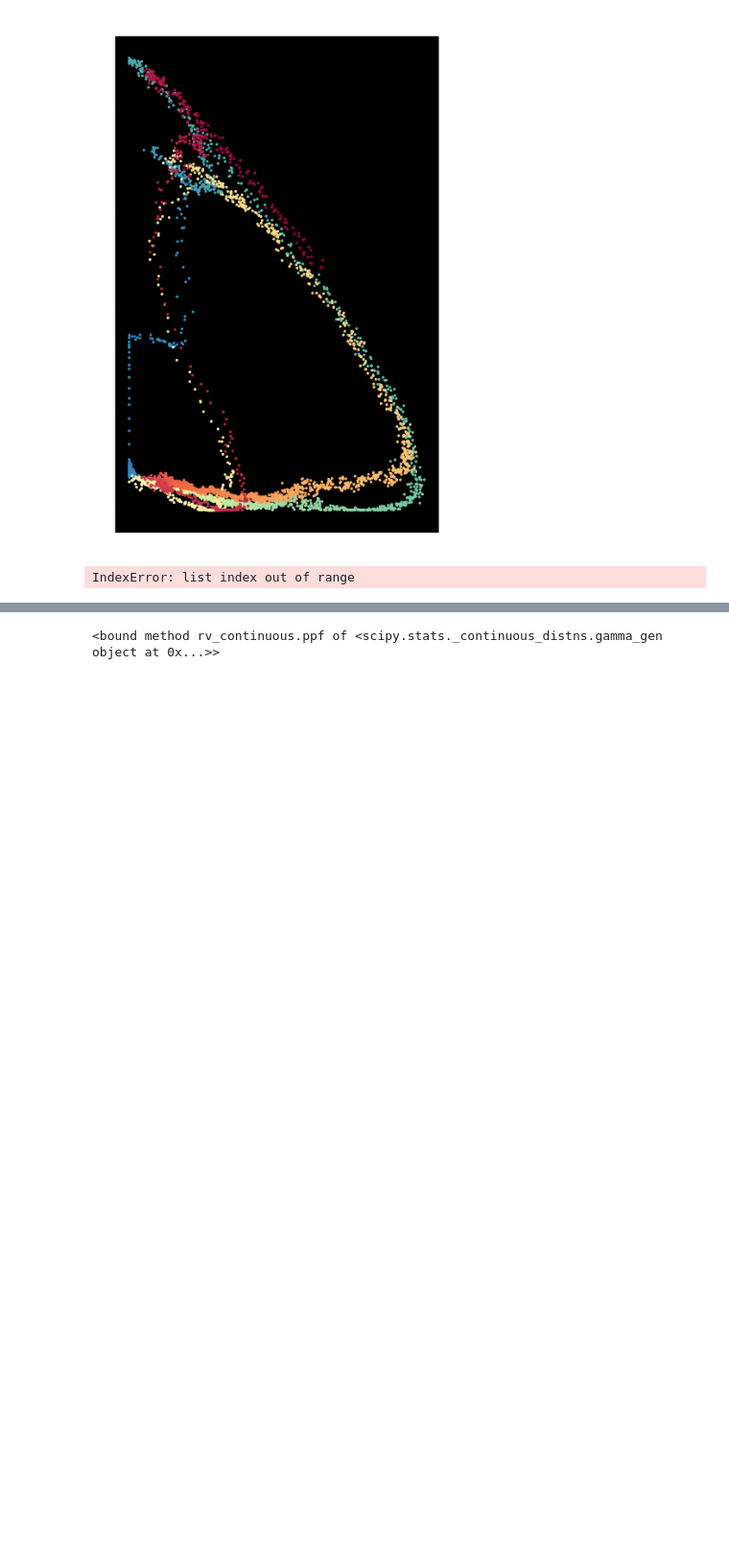
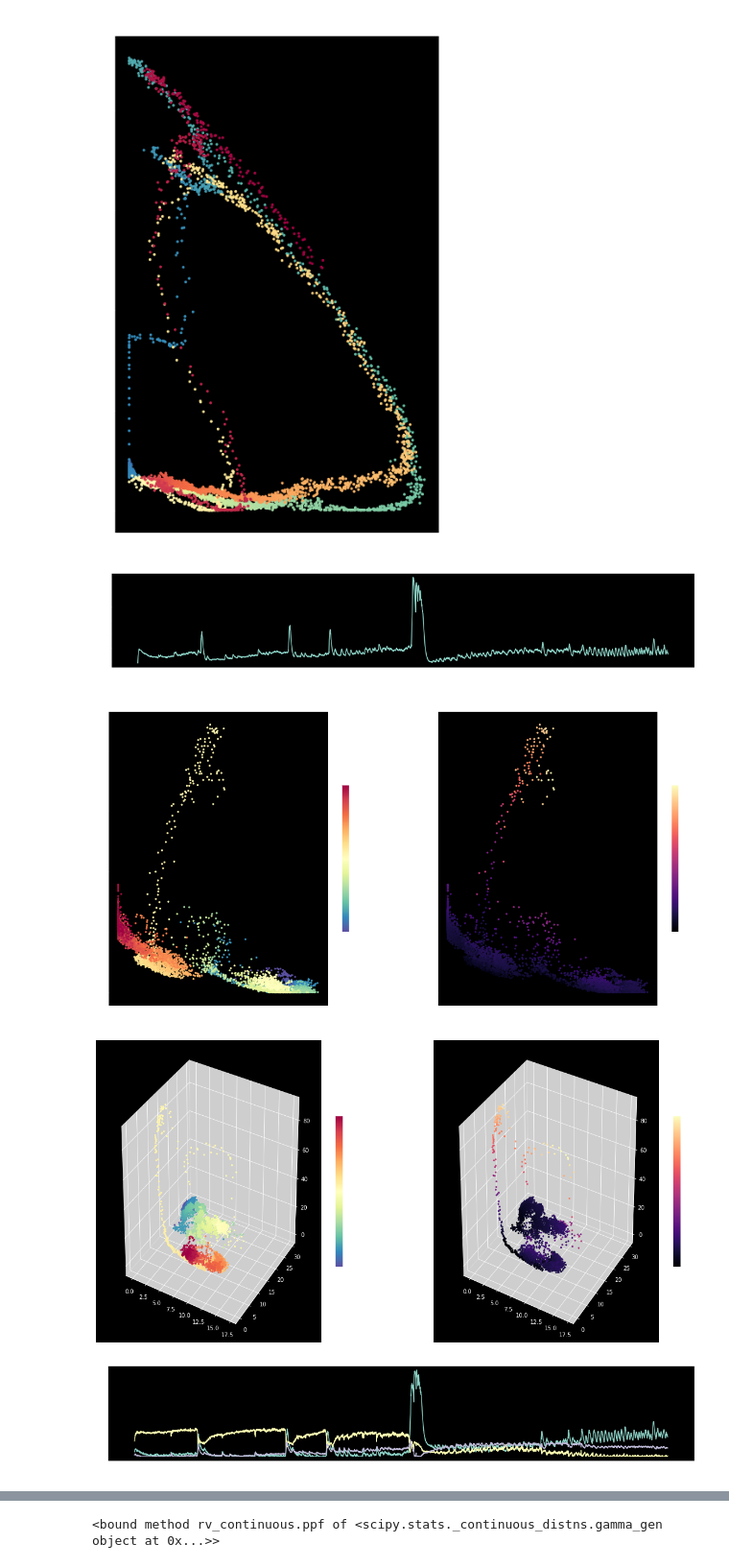
Before and after one commit to dafishcode/suite2p_analysis_py, a Jupyter notebook: classify.ipynb, the cells around one changed output, grey strips where cells are left out. Shown at 96% size. Drawn from its saved outputs; the diff is of its cells as text; code cells hidden in the pictures; blank space fills up the shorter version.

Commit message:
figures 2 and 3 criticality

```diff
--- a/classify.ipynb
+++ b/classify.ipynb
@@ -124,7 +124,7 @@ plt.show()
 # %%
 #matrix factorisation - time frames
 #---------------------------------
-i, n_components = 11, 4
+i, n_components = 0, 4
 p20 = np.load(p20raw[i])
 fig, ax = plt.subplots(figsize= (18,3))
 mean = np.apply_along_axis(np.mean, 0, p20)
@@ -133,34 +133,37 @@ from sklearn import decomposition
 nmf = decomposition.NMF(n_components)
 fit = nmf.fit(p20 - np.min(p20))
 
 fig, axarr = plt.subplots(1,2, figsize= (18,9))
 dotplot = axarr[0].scatter(fit.components_[2,:], fit.components_[1,:], c = np.linspace(0,fit.components_.shape[0], fit.components_.shape[1]), s = 5, alpha = 1, cmap = 'Spectral_r')
 axarr[0].set_title('Time')
 fig.colorbar(dotplot, ax=axarr[0], shrink = 0.5)
 dotplot = axarr[1].scatter(fit.components_[2,:], fit.components_[1,:], c = mean, s = 5, alpha = 1, cmap = 'magma')
 axarr[1].set_title('Amplitude')
 fig.colorbar(dotplot, ax=axarr[1], shrink = 0.5)
 
 from mpl_toolkits.mplot3d import Axes3D
 fig = plt.figure(figsize= (20,10))
 ax = fig.add_subplot(1, 2, 1, projection='3d')
 dotplot = ax.scatter3D(fit.components_[3,:],fit.components_[2,:],fit.components_[1,:], c = np.linspace(0,fit.components_.shape[1], fit.components_.shape[1]), s = 5, alpha = 1, cmap = 'Spectral_r')
 ax.w_xaxis.set_pane_color((0.9, 0.9, 0.9, 0.9))
 ax.w_yaxis.set_pane_color((0.9, 0.9, 0.9, 0.9))
 ax.w_zaxis.set_pane_color((0.9, 0.9, 0.9, 0.9))
 fig.colorbar(dotplot, shrink = 0.5)
 ax = fig.add_subplot(1, 2, 2, projection='3d')
 dotplot = ax.scatter3D(fit.components_[3,:],fit.components_[2,:],fit.components_[1,:], c = mean, s = 5, alpha = 1, cmap = 'magma')
 ax.w_xaxis.set_pane_color((0.9, 0.9, 0.9, 0.9))
 ax.w_yaxis.set_pane_color((0.9, 0.9, 0.9, 0.9))
 ax.w_zaxis.set_pane_color((0.9, 0.9, 0.9, 0.9))
 fig.colorbar(dotplot, shrink = 0.5)
 
 fig, ax = plt.subplots(figsize= (18,3))
 for i in range(3):
     plt.plot(fit.components_[i+1])
 # %% [output]
-IndexError: list index out of range
+[figure, added]
+[figure, added]
+[figure, added]
+[figure, added]
 # %%
 #NNMF - euclidean distance
 #-------------------------------------
```
Also changed, not shown: parts of 1 cell of this notebook, 5 other files.
